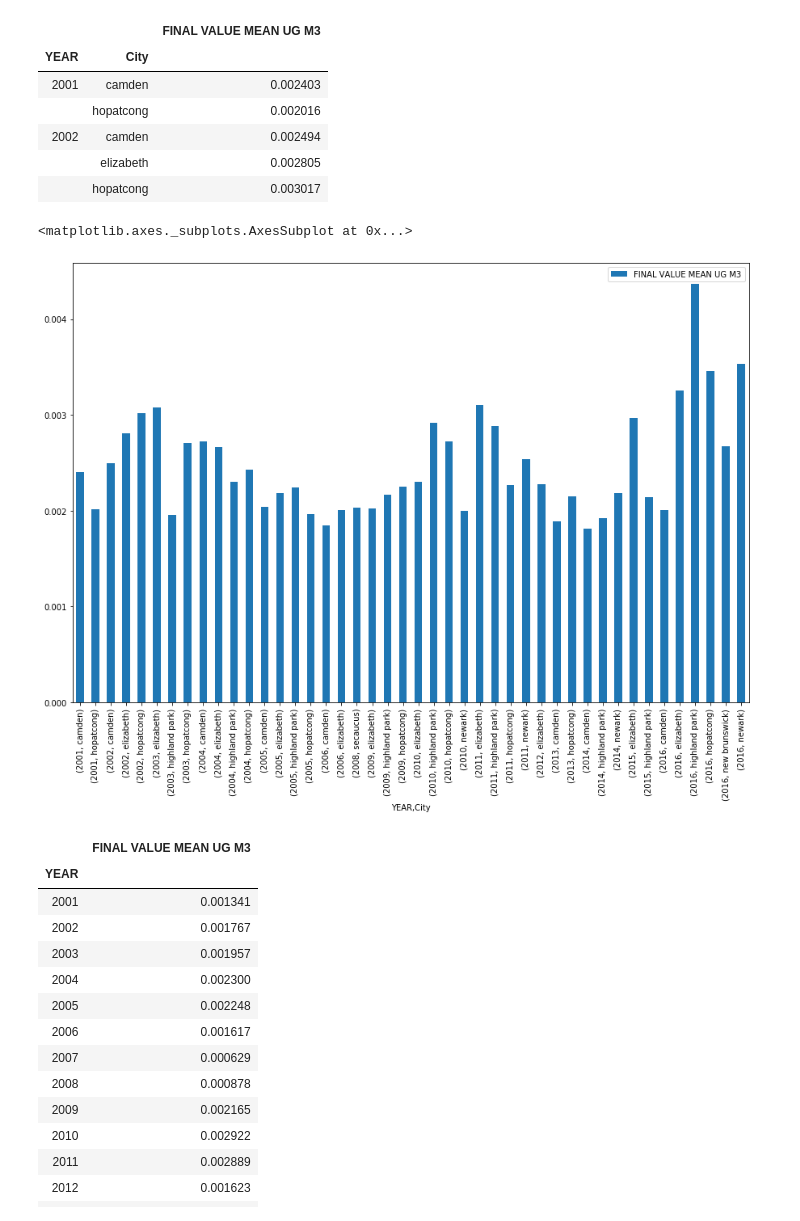
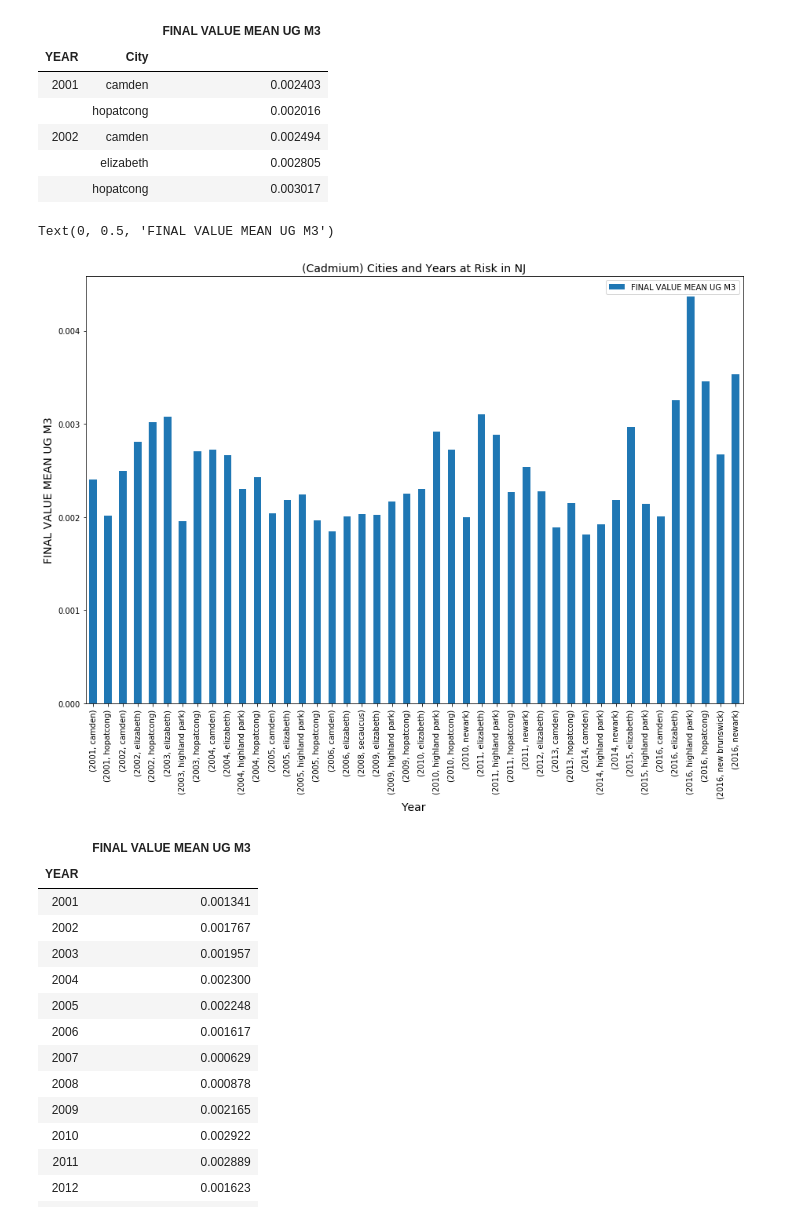
Before and after one commit to jjjjjeb/NJAir_EDA, a Jupyter notebook: CadmiumAnalysis.ipynb, the cells around one changed output. Cells and saved outputs as stored; diff of their text form; code cells hidden in the pictures.

```diff
--- a/CadmiumAnalysis.ipynb
+++ b/CadmiumAnalysis.ipynb
@@ -253,7 +255,7 @@ cadmium_clean.head()
 | 3 | PM2.5 SPECIATION NETWORK | 2007 | 3 | 09-Sep-07 | 00:00 | 24 HOURS | 0.00000 | ... |
 | 4 | PM2.5 SPECIATION NETWORK | 2007 | 3 | 12-Sep-07 | 00:00 | 24 HOURS | 0.00000 | ... |
 # %%
-cadmium_24hours= cadmium_clean[cadmium_clean['DURATION_DESC'] == '24 HOURS']
+# cadmium_24hours= cadmium_clean[cadmium_clean['DURATION_DESC'] == '24 HOURS'] DUPED
 cadmium_24hours=cadmium_24hours.dropna()
 # %%
 city_group = cadmium_24hours.groupby(by=['YEAR','City'])
@@ -304,11 +306,14 @@ cadmiumcities_at_risk.head()
 | 2002 | camden | 0.002494 |
 |  | elizabeth | 0.002805 |
 |  | hopatcong | 0.003017 |
-# %%
-cadmiumcities_at_risk.plot(kind='bar', figsize=(15,10))
-# %% [output]
-<matplotlib.axes._subplots.AxesSubplot at 0x...>
-[figure, removed]
+# %%
+cadmiumcities_at_risk.plot(kind='bar', figsize=(15,10))
+plt.title('(Cadmium) Cities and Years at Risk in NJ', fontsize=14)
+plt.xlabel('Year', fontsize=14)
+plt.ylabel('FINAL VALUE MEAN UG M3', fontsize=14)
+# %% [output]
+Text(0, 0.5, 'FINAL VALUE MEAN UG M3')
+[figure, added]
 # %%
 #Out of the City with Highest Risk Show change of Mean over the time evaluated
 city_at_higher_risk=cadmium_24hours[cadmium_24hours['City'] == 'highland park']
```
Also changed, not shown: parts of 14 cells of this notebook.
